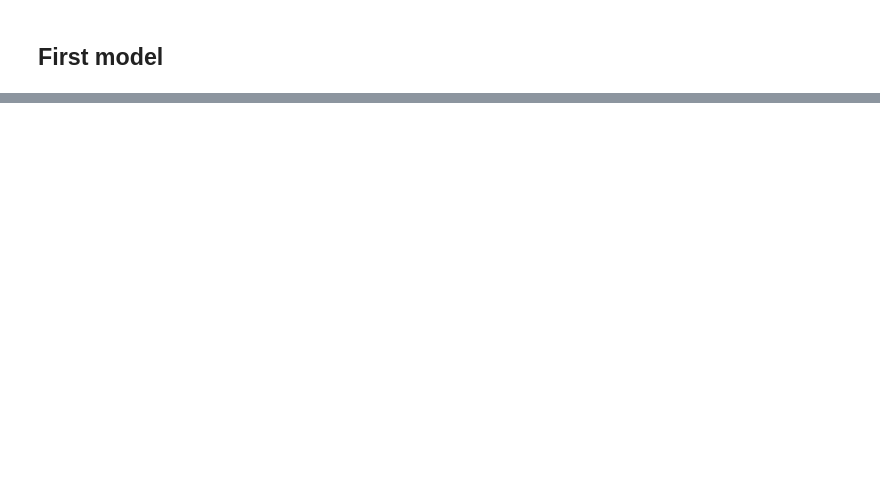
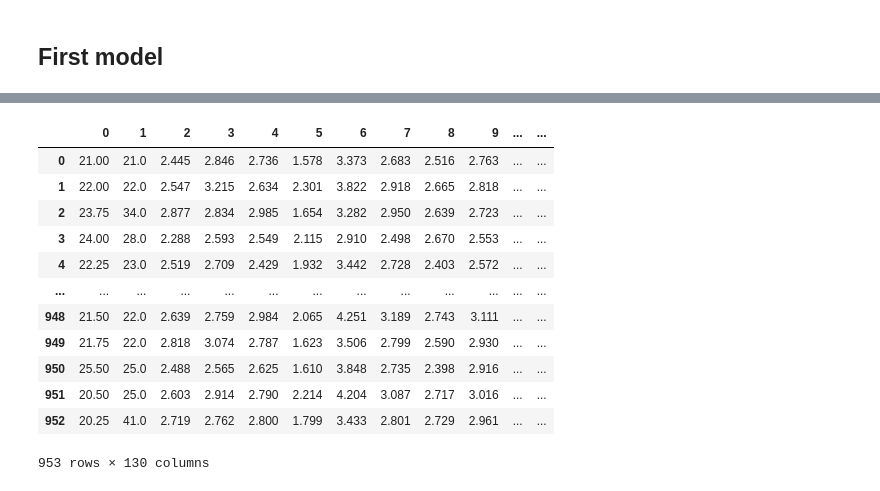
Before and after one commit to lukevano/mri_personality, a Jupyter notebook: notebooks/CH_MRI_Personality.ipynb, the cells around one changed output, grey strips where cells are left out. Cells and saved outputs as stored; diff of their text form; code cells hidden in the pictures; blank space fills up the shorter version.

```diff
--- a/notebooks/CH_MRI_Personality.ipynb
+++ b/notebooks/CH_MRI_Personality.ipynb
@@ -254,0 +546,7 @@ master=master.drop(['NEO_N','NEO_C','NEO_A','NEO_E','NEO_O','participant_id'],ax
+# %%
+X=master.drop(['target','gaussian_target','cat_target','quant_target'],axis=1)
+# %%
+y_kmeans=master['target']
+y_gauss=master['gaussian_target']
+y_cat=master['cat_target']
+y_quant
@@ -254,0 +568,3 @@ master=master.drop(['NEO_N','NEO_C','NEO_A','NEO_E','NEO_O','participant_id'],ax
+# %%
+from sklearn.model_selection import train_test_split
+X_train, X_test, y_train, y_test = train_test_split(X, y_kmeans, test_size=0.3, random_state=42)
@@ -255,35 +583,23 @@ master=master.drop(['NEO_N','NEO_C','NEO_A','NEO_E','NEO_O','participant_id'],ax
 # %%
-########## STANDARD PIPELINE ##########
-
-from sklearn import set_config; set_config(display='diagram')
-from sklearn.pipeline import Pipeline, FeatureUnion
 from sklearn.compose import ColumnTransformer, make_column_selector
 from sklearn.preprocessing import FunctionTransformer
 from sklearn.base import TransformerMixin, BaseEstimator
 
-## NUMERICAL TRANSFORMER - IMPUTER AND SCALER
 num_transformer = Pipeline([
-    ('simple_imputer', SimpleImputer()),
-    ('r_scaler', StandardScaler())
+    ('simple_imputer', SimpleImputer(strategy='median')),
+    #('r_scaler', StandardScaler())
 ])
 
+
 ## CATEGORICAL TRANSFORMER - ONE HOT ENCODER
-cat_transformer = OneHotEncoder(handle_unknown='ignore', sparse=False)
+cat_transformer = Pipeline([
+    ('simple_imputer', SimpleImputer(strategy='most_frequent')),
+    ('ord_encoder', OrdinalEncoder(handle_unknown="use_encoded_value",unknown_value=-1))
+])
 
 ## BUILDING THE PREPROCESSOR
 preprocessor = ColumnTransformer([
-        ('num_transformer', num_transformer, make_column_selector(dtype_include=['int64','int32','float64'])),
-        ('cat_transformer', cat_transformer, make_column_selector(dtype_include=['object','O']))],
+        ('num_transformer', num_transformer, make_column_selector(dtype_include=['int64','float64'])),
+        ('cat_transformer', cat_transformer, make_column_selector(dtype_include=['object']))],
 remainder='passthrough')
-
-
-## FINAL PIPELINE
-final_pipe = Pipeline([
-    ('preprocessor', preprocessor),
-    ('GBS', gbs)
-])
-
-
-## Scoring Metric Appropriate For The Task (Precision), a high precision will have no false alarms
-final_pipe
 # %% [output]
@@ -302,0 +623,16 @@ Pipeline(steps=[('preprocessor',
+# %%
+pd.DataFrame(preprocessor.fit_transform(X_train))
+# %% [output]
+|  | 0 | 1 | 2 | 3 | 4 | 5 | 6 | 7 | 8 | 9 | ... | ... |
+| 0 | 21.00 | 21.0 | 2.445 | 2.846 | 2.736 | 1.578 | 3.373 | 2.683 | 2.516 | 2.763 | ... | ... |
+| 1 | 22.00 | 22.0 | 2.547 | 3.215 | 2.634 | 2.301 | 3.822 | 2.918 | 2.665 | 2.818 | ... | ... |
+| 2 | 23.75 | 34.0 | 2.877 | 2.834 | 2.985 | 1.654 | 3.282 | 2.950 | 2.639 | 2.723 | ... | ... |
+| 3 | 24.00 | 28.0 | 2.288 | 2.593 | 2.549 | 2.115 | 2.910 | 2.498 | 2.670 | 2.553 | ... | ... |
+| 4 | 22.25 | 23.0 | 2.519 | 2.709 | 2.429 | 1.932 | 3.442 | 2.728 | 2.403 | 2.572 | ... | ... |
+| ... | ... | ... | ... | ... | ... | ... | ... | ... | ... | ... | ... | ... |
+| 948 | 21.50 | 22.0 | 2.639 | 2.759 | 2.984 | 2.065 | 4.251 | 3.189 | 2.743 | 3.111 | ... | ... |
+| 949 | 21.75 | 22.0 | 2.818 | 3.074 | 2.787 | 1.623 | 3.506 | 2.799 | 2.590 | 2.930 | ... | ... |
+| 950 | 25.50 | 25.0 | 2.488 | 2.565 | 2.625 | 1.610 | 3.848 | 2.735 | 2.398 | 2.916 | ... | ... |
+| 951 | 20.50 | 25.0 | 2.603 | 2.914 | 2.790 | 2.214 | 4.204 | 3.087 | 2.717 | 3.016 | ... | ... |
+| 952 | 20.25 | 41.0 | 2.719 | 2.762 | 2.800 | 1.799 | 3.433 | 2.801 | 2.729 | 2.961 | ... | ... |
+953 rows × 130 columns
```
Also changed, not shown: parts of 100 cells of this notebook.
